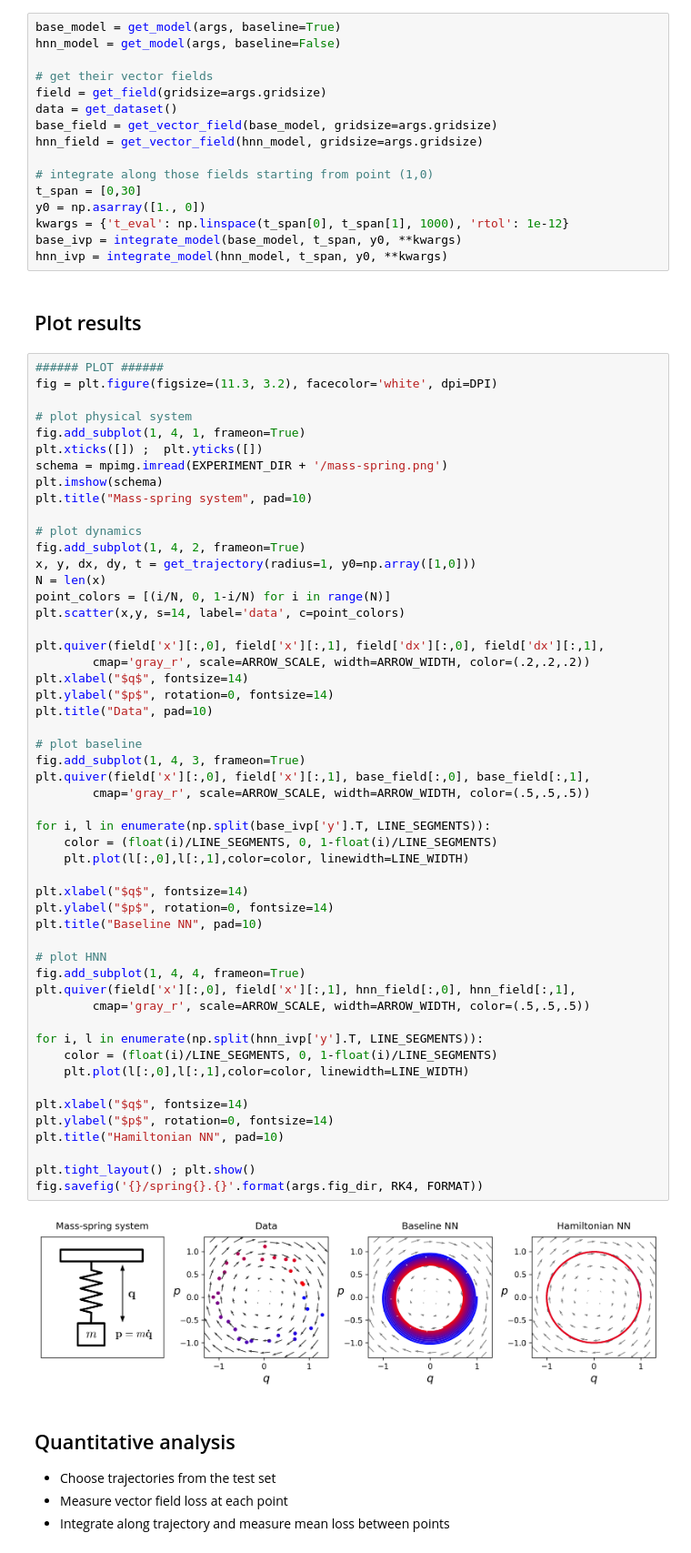
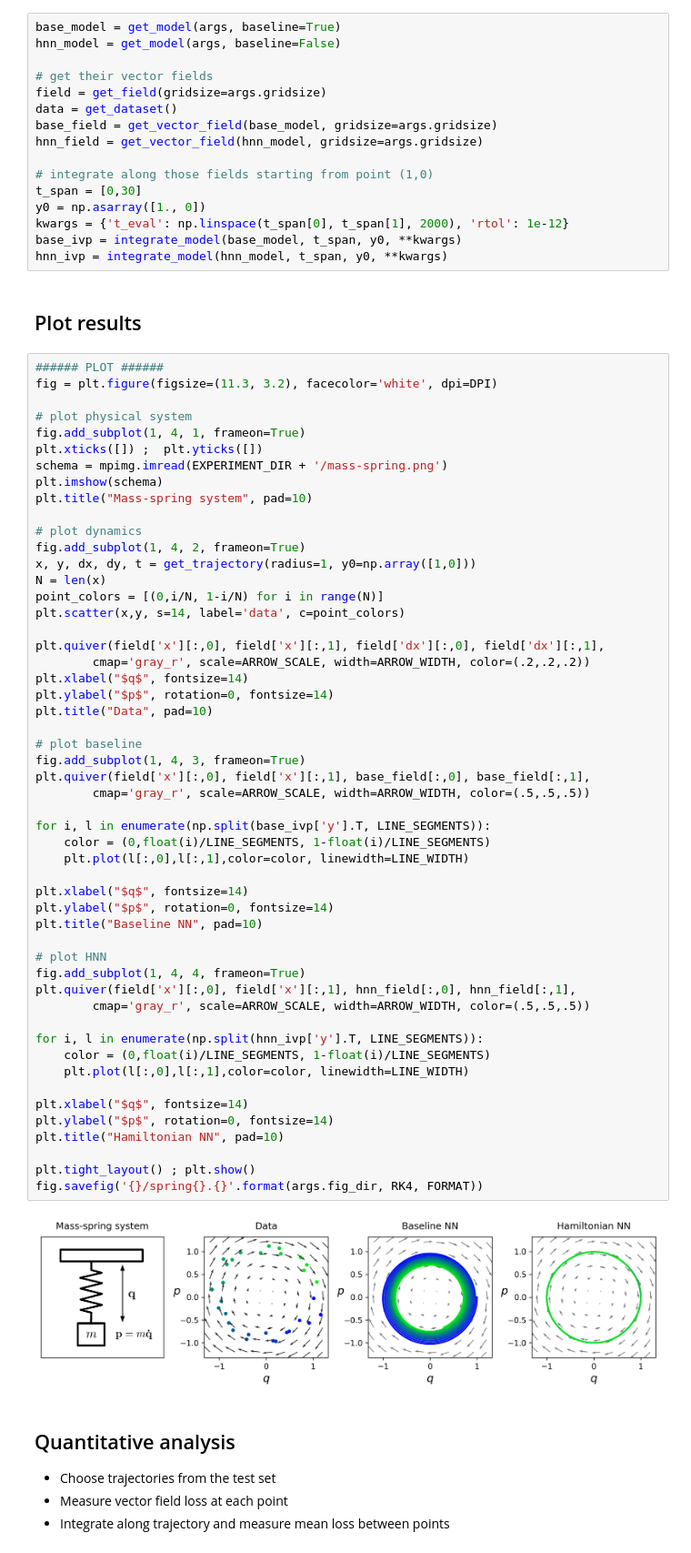
Before and after one commit to greydanus/hamiltonian-nn, a Jupyter notebook: analyze-spring.ipynb, the cells around one changed output. Shown at 91% size. Drawn from its saved outputs; the diff is of its cells as text.

Commit message:
Update hero diagram

```diff
--- a/analyze-spring.ipynb
+++ b/analyze-spring.ipynb
@@ -118,7 +118,7 @@ hnn_field = get_vector_field(hnn_model, gridsize=args.gridsize)
 # integrate along those fields starting from point (1,0)
 t_span = [0,30]
 y0 = np.asarray([1., 0])
-kwargs = {'t_eval': np.linspace(t_span[0], t_span[1], 1000), 'rtol': 1e-12}
+kwargs = {'t_eval': np.linspace(t_span[0], t_span[1], 2000), 'rtol': 1e-12}
 base_ivp = integrate_model(base_model, t_span, y0, **kwargs)
 hnn_ivp = integrate_model(hnn_model, t_span, y0, **kwargs)
 # %% [markdown]
@@ -138,7 +138,7 @@ plt.title("Mass-spring system", pad=10)
 fig.add_subplot(1, 4, 2, frameon=True)
 x, y, dx, dy, t = get_trajectory(radius=1, y0=np.array([1,0]))
 N = len(x)
-point_colors = [(i/N, 0, 1-i/N) for i in range(N)]
+point_colors = [(0,i/N, 1-i/N) for i in range(N)]
 plt.scatter(x,y, s=14, label='data', c=point_colors)
 
 plt.quiver(field['x'][:,0], field['x'][:,1], field['dx'][:,0], field['dx'][:,1],
@@ -147,36 +147,36 @@ plt.xlabel("$q$", fontsize=14)
 plt.ylabel("$p$", rotation=0, fontsize=14)
 plt.title("Data", pad=10)
 
 # plot baseline
 fig.add_subplot(1, 4, 3, frameon=True)
 plt.quiver(field['x'][:,0], field['x'][:,1], base_field[:,0], base_field[:,1],
         cmap='gray_r', scale=ARROW_SCALE, width=ARROW_WIDTH, color=(.5,.5,.5))
 
 for i, l in enumerate(np.split(base_ivp['y'].T, LINE_SEGMENTS)):
-    color = (float(i)/LINE_SEGMENTS, 0, 1-float(i)/LINE_SEGMENTS)
+    color = (0,float(i)/LINE_SEGMENTS, 1-float(i)/LINE_SEGMENTS)
     plt.plot(l[:,0],l[:,1],color=color, linewidth=LINE_WIDTH)
 
 plt.xlabel("$q$", fontsize=14)
 plt.ylabel("$p$", rotation=0, fontsize=14)
 plt.title("Baseline NN", pad=10)
 
 # plot HNN
 fig.add_subplot(1, 4, 4, frameon=True)
 plt.quiver(field['x'][:,0], field['x'][:,1], hnn_field[:,0], hnn_field[:,1],
         cmap='gray_r', scale=ARROW_SCALE, width=ARROW_WIDTH, color=(.5,.5,.5))
 
 for i, l in enumerate(np.split(hnn_ivp['y'].T, LINE_SEGMENTS)):
-    color = (float(i)/LINE_SEGMENTS, 0, 1-float(i)/LINE_SEGMENTS)
+    color = (0,float(i)/LINE_SEGMENTS, 1-float(i)/LINE_SEGMENTS)
     plt.plot(l[:,0],l[:,1],color=color, linewidth=LINE_WIDTH)
 
 plt.xlabel("$q$", fontsize=14)
 plt.ylabel("$p$", rotation=0, fontsize=14)
 plt.title("Hamiltonian NN", pad=10)
 
 plt.tight_layout() ; plt.show()
 fig.savefig('{}/spring{}.{}'.format(args.fig_dir, RK4, FORMAT))
 # %% [output]
-[figure, old version]
+[figure, new version]
 # %% [markdown]
 ## Quantitative analysis
 * Choose trajectories from the test set
```
Also changed, not shown: 5 other files.
